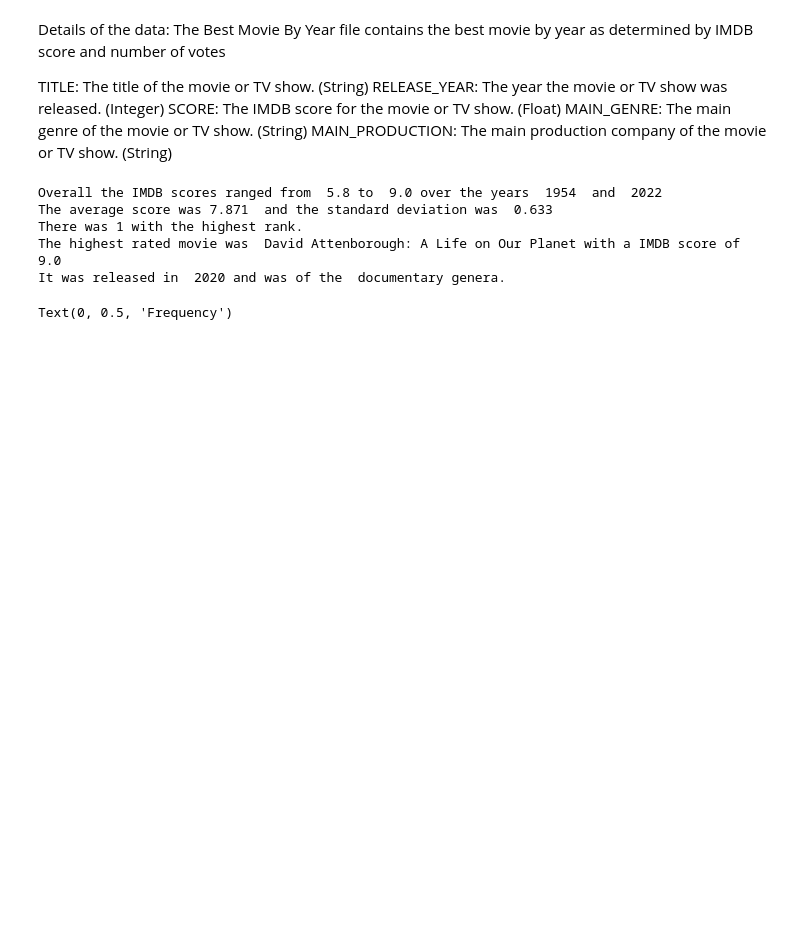
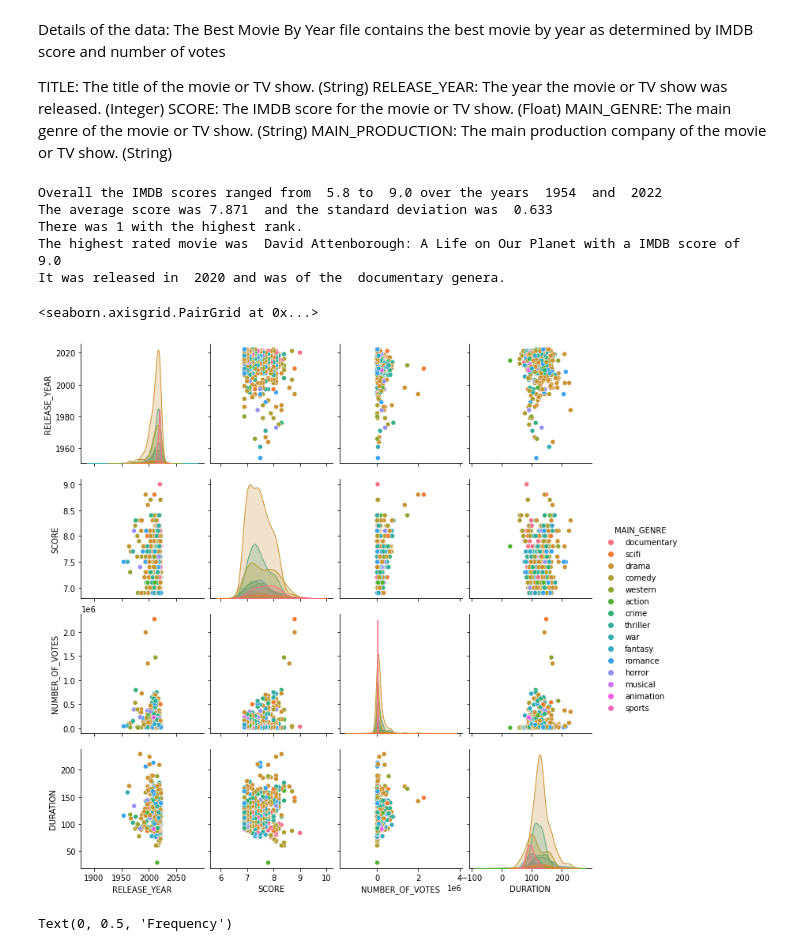
Before and after one commit to leiayoung/lny-sharing, a Jupyter notebook: netflix-exploration.ipynb, the cells around one changed output. Cells and saved outputs as stored; diff of their text form; code cells hidden in the pictures; blank space fills up the shorter version.

```diff
--- a/netflix-exploration.ipynb
+++ b/netflix-exploration.ipynb
@@ -81,4 +83,11 @@ The average score was 7.871  and the standard deviation was  0.633
 There was 1 with the highest rank.
 The highest rated movie was  David Attenborough: A Life on Our Planet with a IMDB score of  9.0
 It was released in  2020 and was of the  documentary genera.
+# %%
+# a few descriptive graphs
+#bivariate graphs
+sns.pairplot(bm_net_data, hue= 'MAIN_GENRE')
+# %% [output]
+<seaborn.axisgrid.PairGrid at 0x...>
+[figure, added]
 # %%
```
Also changed, not shown: parts of 27 cells of this notebook.
